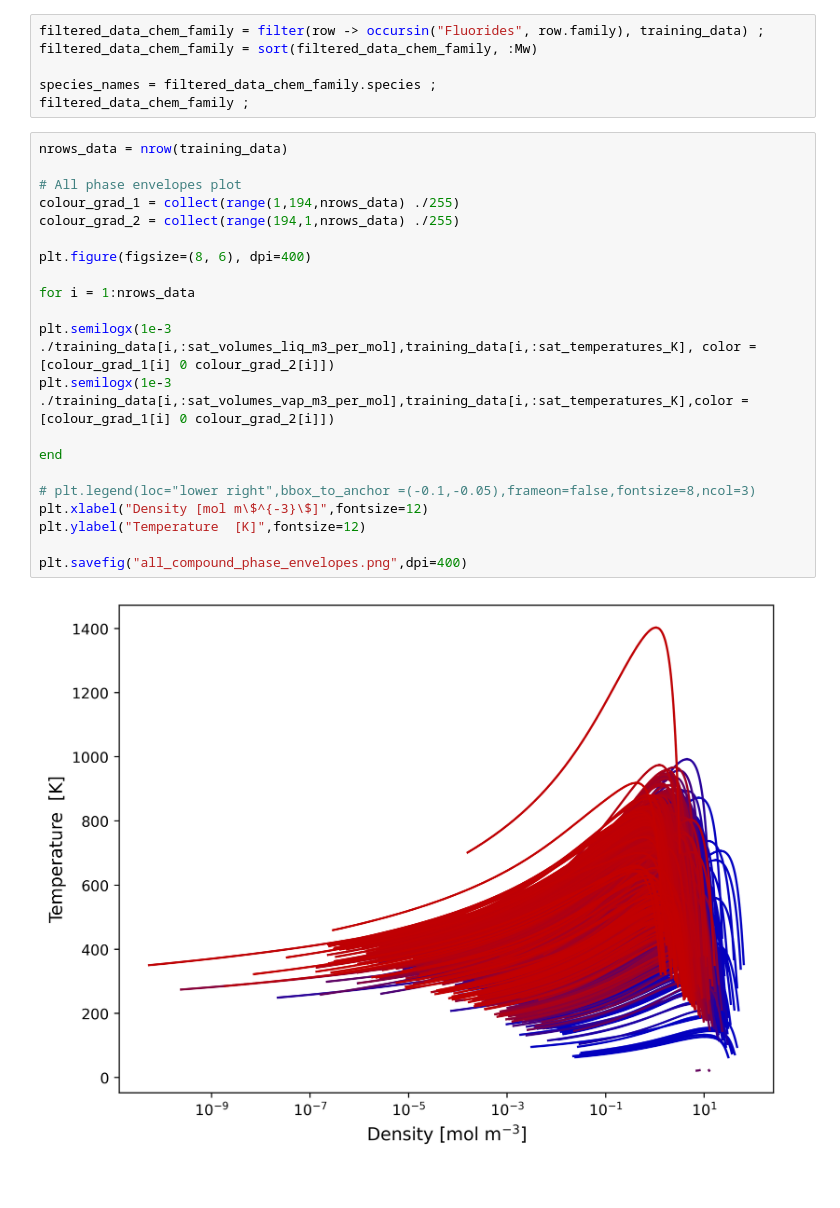
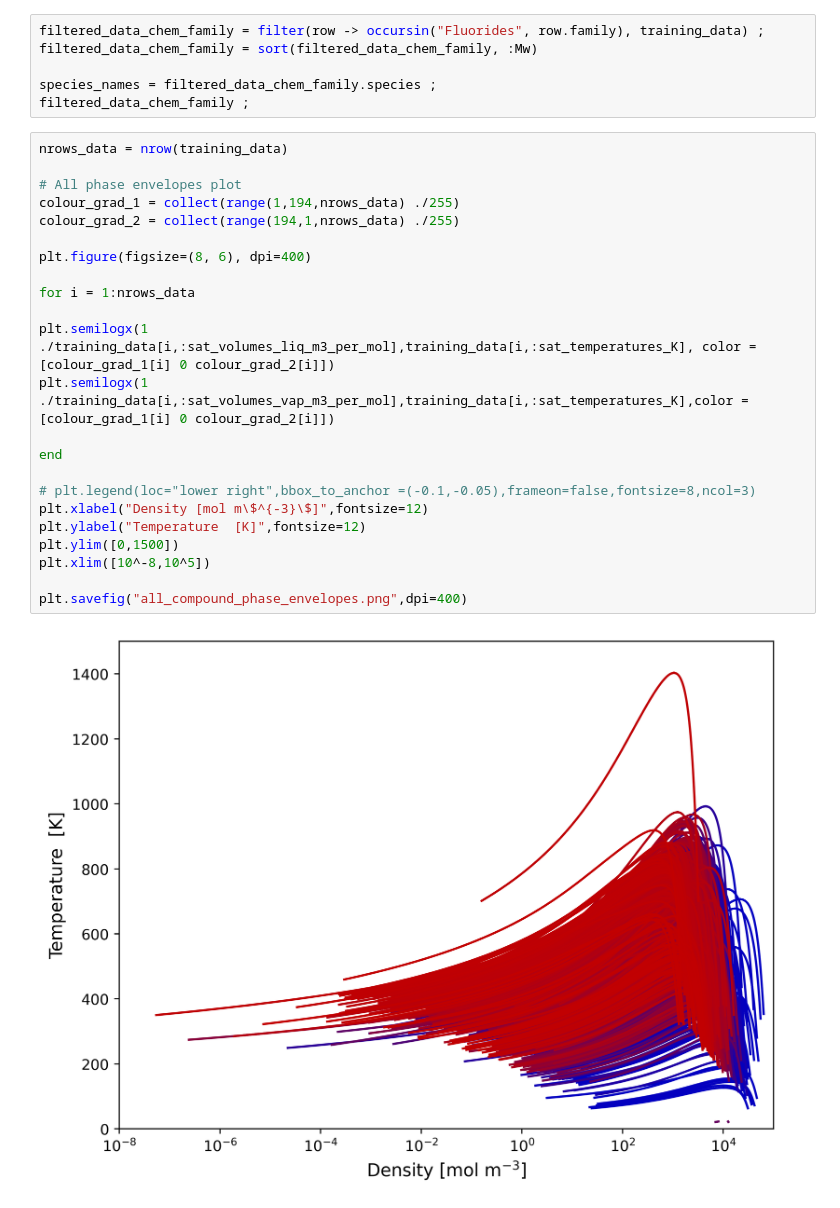
Before and after one commit to lucpaoli/SAFT_ML, a Jupyter notebook: pcpsaft_params/data_generation.ipynb, the cells around one changed output. Cells and saved outputs as stored; diff of their text form.

Commit message:
data generation update

```diff
--- a/pcpsaft_params/data_generation.ipynb
+++ b/pcpsaft_params/data_generation.ipynb
@@ -303,23 +303,25 @@ filtered_data_chem_family ;
 # %%
 nrows_data = nrow(training_data)
 
 # All phase envelopes plot
 colour_grad_1 = collect(range(1,194,nrows_data) ./255)
 colour_grad_2 = collect(range(194,1,nrows_data) ./255)
 
 plt.figure(figsize=(8, 6), dpi=400)
 
 for i = 1:nrows_data
 
-plt.semilogx(1e-3 ./training_data[i,:sat_volumes_liq_m3_per_mol],training_data[i,:sat_temperatures_K], color = [colour_grad_1[i] 0 colour_grad_2[i]])
-plt.semilogx(1e-3 ./training_data[i,:sat_volumes_vap_m3_per_mol],training_data[i,:sat_temperatures_K],color = [colour_grad_1[i] 0 colour_grad_2[i]])
+plt.semilogx(1 ./training_data[i,:sat_volumes_liq_m3_per_mol],training_data[i,:sat_temperatures_K], color = [colour_grad_1[i] 0 colour_grad_2[i]])
+plt.semilogx(1 ./training_data[i,:sat_volumes_vap_m3_per_mol],training_data[i,:sat_temperatures_K],color = [colour_grad_1[i] 0 colour_grad_2[i]])
 
 end
 
 # plt.legend(loc="lower right",bbox_to_anchor =(-0.1,-0.05),frameon=false,fontsize=8,ncol=3)
 plt.xlabel("Density [mol m\$^{-3}\$]",fontsize=12)
 plt.ylabel("Temperature  [K]",fontsize=12)
+plt.ylim([0,1500])
+plt.xlim([10^-8,10^5])
 
 plt.savefig("all_compound_phase_envelopes.png",dpi=400)
 # %% [output]
-[figure, old version]
+[figure, new version]
```
Also changed, not shown: 1 other file.
